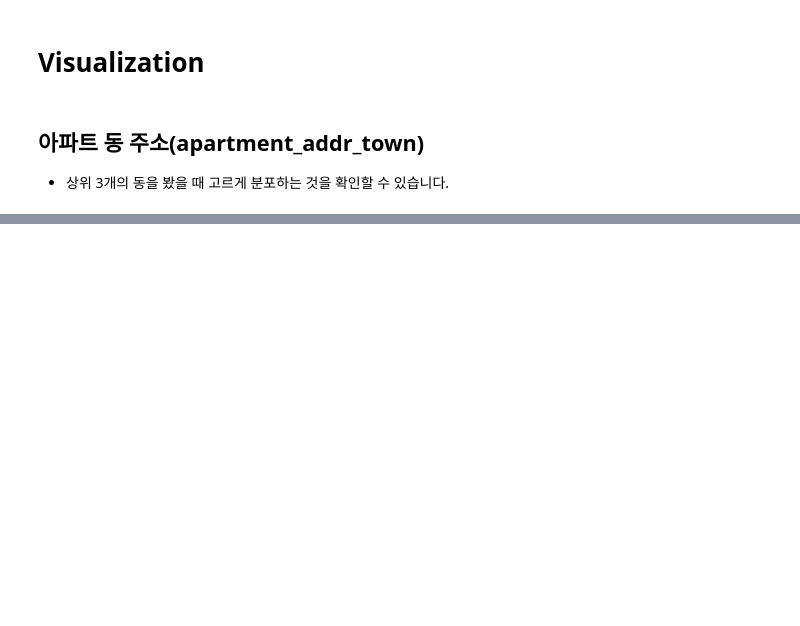
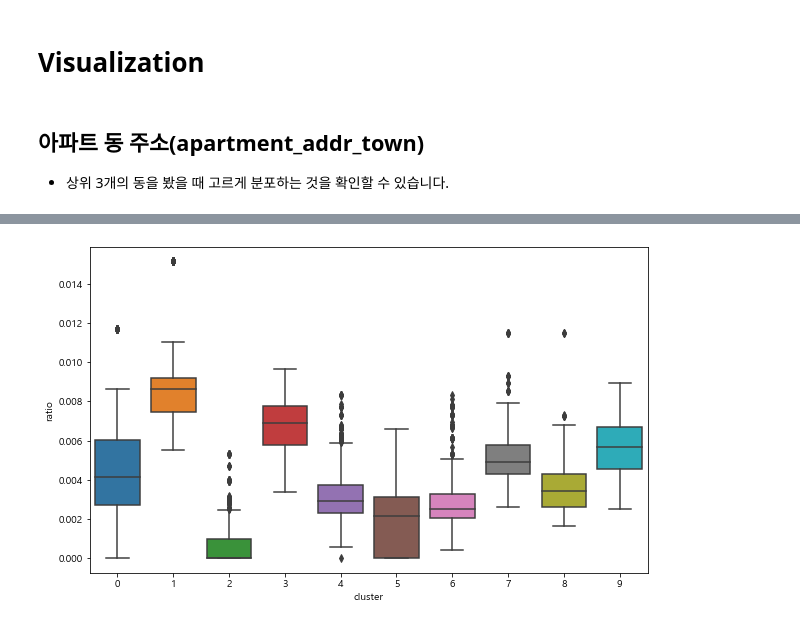
Before and after one commit to whoareyouwhoami/ProjectCasa, a Jupyter notebook: Modeling/03_Cluster_Visualization.ipynb, the cells around one changed output, grey strips where cells are left out. Drawn from its saved outputs; the diff is of its cells as text; code cells hidden in the pictures; blank space fills up the shorter version.

```diff
--- a/Modeling/03_Cluster_Visualization.ipynb
+++ b/Modeling/03_Cluster_Visualization.ipynb
@@ -70,0 +71,7 @@ plt.show()
+# %%
+population = pd.read_excel("./data/population.xlsx")
+population.drop(['※ 매년 말일자 통계 현황','Unnamed: 4'],axis=1,inplace=True)
+population.drop([0,1,2],inplace=True)
+population.rename(columns={'Unnamed: 1':'district_name','Unnamed: 2':'총인구수','Unnamed: 3':'세대수'},inplace=True)
+population['district_name'] = population.district_name.str.split(' ').str[1]
+population['세대수'] = population.세대수.str.replace(',', '').astype('int64')
@@ -70,0 +87,13 @@ plt.show()
+# %%
+df1 = pd.merge(train,population,on='district_name',how='left')
+df1['ratio'] = 0.0
+for ind in df1.index:
+  a = float(df1['세대수'][ind])
+  b = float(df1['school_students'][ind])
+  df1['ratio'][ind] = b/a
+# %%
+plt.figure(figsize=(10,6))
+sns.boxplot(data=df1, x='cluster', y='ratio')
+plt.show()
+# %% [output]
+[figure, added]
```
Also changed, not shown: parts of 11 cells of this notebook, 13 other files.
